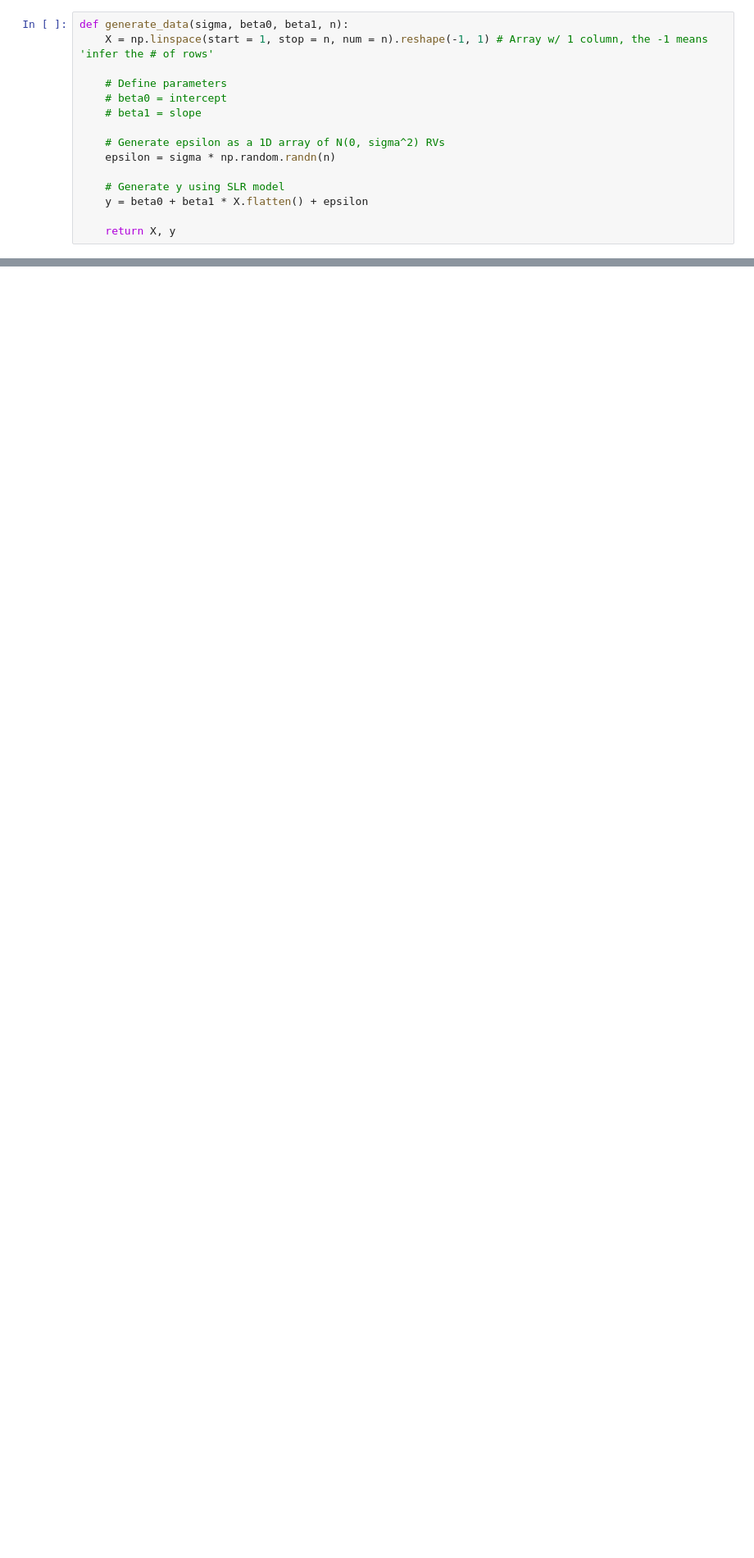
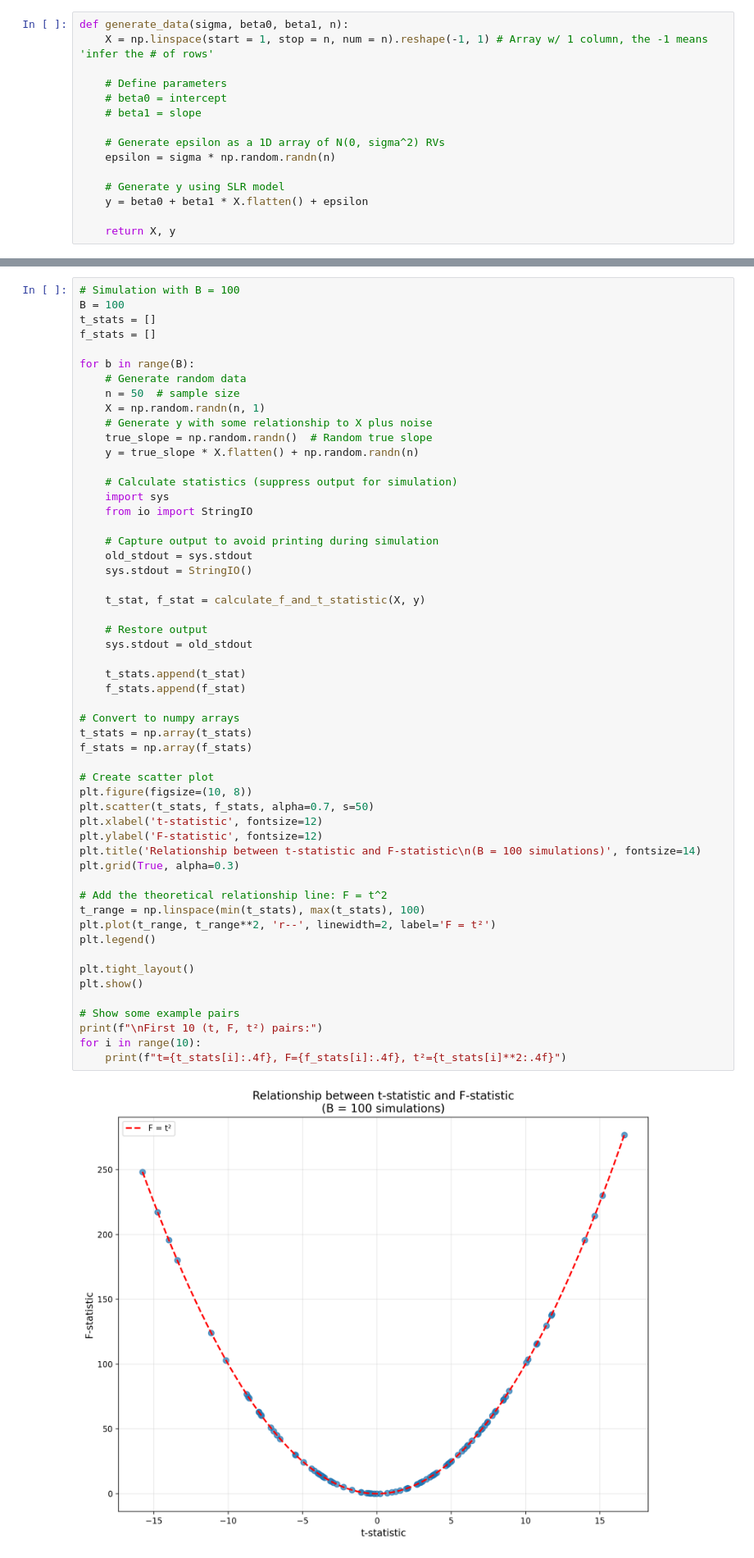
Before and after one commit to lokeshmuvva/regression_f25, a Jupyter notebook: Code/SS_decomp_sim.ipynb, the cells around one changed output, grey strips where cells are left out. Shown at 82% size. Drawn from its saved outputs; the diff is of its cells as text; blank space fills up the shorter version.

```diff
--- a/Code/SS_decomp_sim.ipynb
+++ b/Code/SS_decomp_sim.ipynb
@@ -277,0 +363,56 @@ ss_decomp(X, y)
+# %%
+# Simulation with B = 100
+B = 100
+t_stats = []
+f_stats = []
+
+for b in range(B):
+    # Generate random data
+    n = 50  # sample size
+    X = np.random.randn(n, 1)
+    # Generate y with some relationship to X plus noise
+    true_slope = np.random.randn()  # Random true slope
+    y = true_slope * X.flatten() + np.random.randn(n)
+
+    # Calculate statistics (suppress output for simulation)
+    import sys
+    from io import StringIO
+
+    # Capture output to avoid printing during simulation
+    old_stdout = sys.stdout
+    sys.stdout = StringIO()
+
+    t_stat, f_stat = calculate_f_and_t_statistic(X, y)
+
+    # Restore output
+    sys.stdout = old_stdout
+
+    t_stats.append(t_stat)
+    f_stats.append(f_stat)
+
+# Convert to numpy arrays
+t_stats = np.array(t_stats)
+f_stats = np.array(f_stats)
+
+# Create scatter plot
+plt.figure(figsize=(10, 8))
+plt.scatter(t_stats, f_stats, alpha=0.7, s=50)
+plt.xlabel('t-statistic', fontsize=12)
+plt.ylabel('F-statistic', fontsize=12)
+plt.title('Relationship between t-statistic and F-statistic\n(B = 100 simulations)', fontsize=14)
+plt.grid(True, alpha=0.3)
+
+# Add the theoretical relationship line: F = t^2
+t_range = np.linspace(min(t_stats), max(t_stats), 100)
+plt.plot(t_range, t_range**2, 'r--', linewidth=2, label='F = t²')
+plt.legend()
+
+plt.tight_layout()
+plt.show()
+
+# Show some example pairs
+print(f"\nFirst 10 (t, F, t²) pairs:")
+for i in range(10):
+    print(f"t={t_stats[i]:.4f}, F={f_stats[i]:.4f}, t²={t_stats[i]**2:.4f}")
+# %% [output]
+[figure, added]
```
Also changed, not shown: parts of 5 cells of this notebook, 2 other files.
